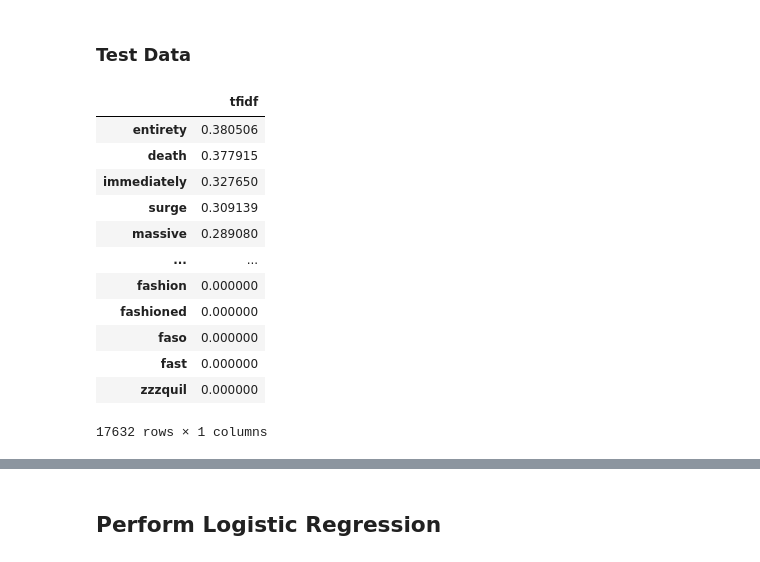
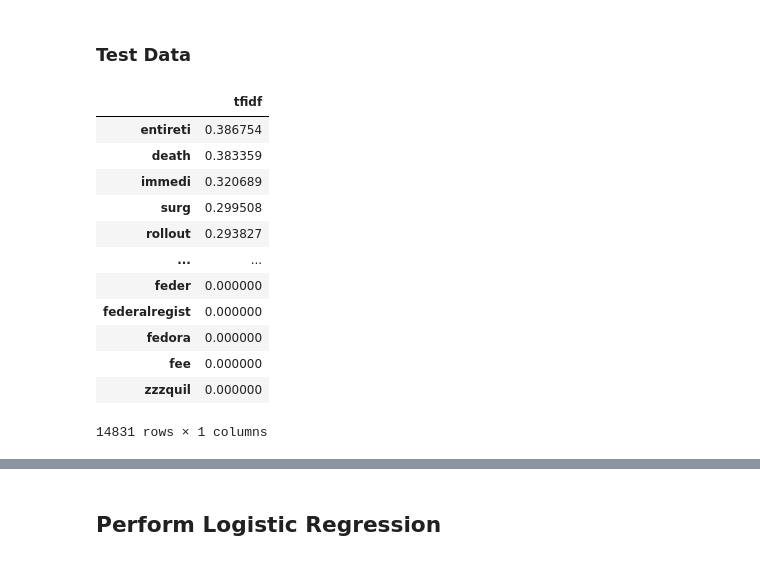
Before and after one commit to nefelitav/vaccine-sentiment-classifier, a Jupyter notebook: vaccine.ipynb, the cells around one changed output, grey strips where cells are left out. Saved outputs shown, nothing was run; the diff lists cells and outputs as text; code cells hidden in the pictures.

```diff
--- a/vaccine.ipynb
+++ b/vaccine.ipynb
@@ -270,20 +277,22 @@ df3.sort_values(by=["tfidf"],ascending=False)
 # %%
 count_vector_dev = cv.transform(df2['clean_tweet'])
 tf_idf_vector_dev = tfidf_transformer.transform(count_vector_dev)
+
+# for debugging
 first_document_vector_dev = tf_idf_vector_dev[0]
-df4 = pd.DataFrame(first_document_vector_dev.T.todense(), index=feature_names, columns=["tfidf"])
+df4 = pd.DataFrame(first_document_vector_dev.T.todense(), index=cv.get_feature_names(), columns=["tfidf"])
 df4.sort_values(by=["tfidf"], ascending=False)
 # %% [output]
 |  | tfidf |
-| entirety | 0.380506 |
-| death | 0.377915 |
-| immediately | 0.327650 |
-| surge | 0.309139 |
-| massive | 0.289080 |
+| entireti | 0.386754 |
+| death | 0.383359 |
+| immedi | 0.320689 |
+| surg | 0.299508 |
+| rollout | 0.293827 |
 | ... | ... |
-| fashion | 0.000000 |
-| fashioned | 0.000000 |
-| faso | 0.000000 |
-| fast | 0.000000 |
+| feder | 0.000000 |
+| federalregist | 0.000000 |
+| fedora | 0.000000 |
+| fee | 0.000000 |
 | zzzquil | 0.000000 |
-17632 rows × 1 columns
+14831 rows × 1 columns
```
Also changed, not shown: parts of 64 cells of this notebook, 2 other files.
